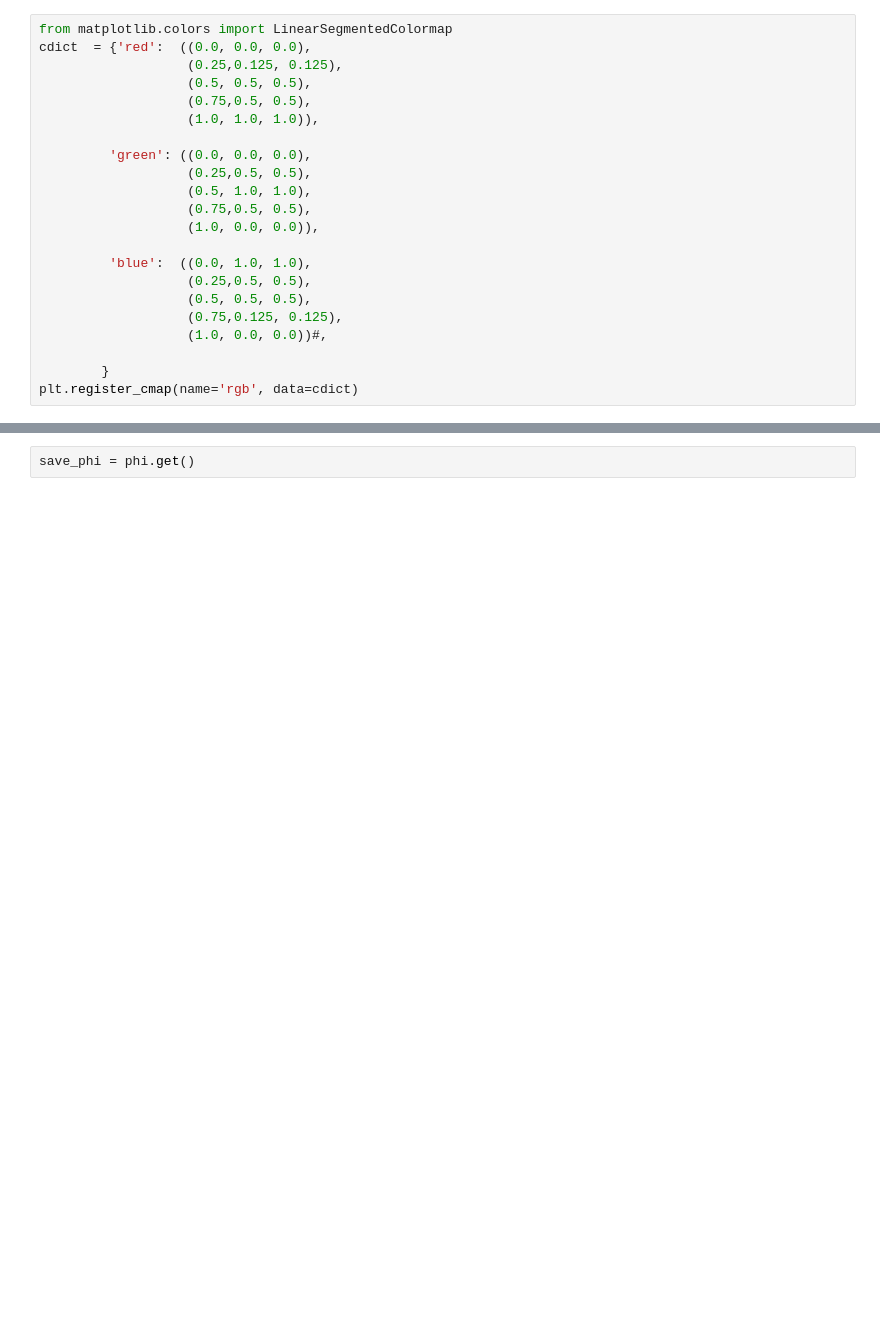
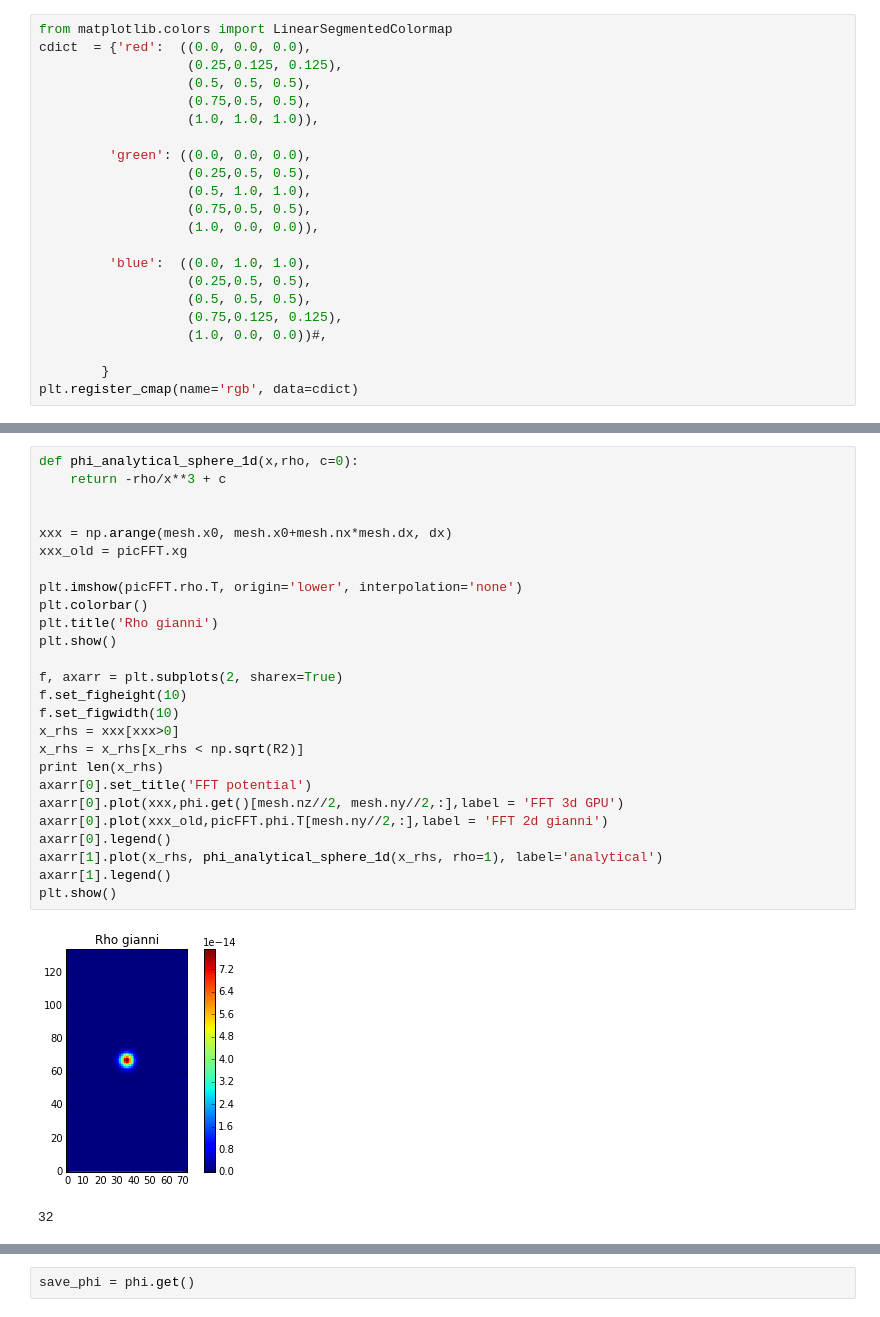
Before and after one commit to PyCOMPLETE/PyPIC, a Jupyter notebook: test_fft_gpu.ipynb, the cells around one changed output, grey strips where cells are left out. Cells and saved outputs as stored; diff of their text form; blank space fills up the shorter version.

```diff
--- a/test_fft_gpu.ipynb
+++ b/test_fft_gpu.ipynb
@@ -286,0 +319,29 @@ plot_potential_fft_open(phi.get()[:,:,mesh.nx//2],
+# %%
+def phi_analytical_sphere_1d(x,rho, c=0):
+    return -rho/x**3 + c
+
+
+xxx = np.arange(mesh.x0, mesh.x0+mesh.nx*mesh.dx, dx)
+xxx_old = picFFT.xg
+
+plt.imshow(picFFT.rho.T, origin='lower', interpolation='none')
+plt.colorbar()
+plt.title('Rho gianni')
+plt.show()
+
+f, axarr = plt.subplots(2, sharex=True)
+f.set_figheight(10)
+f.set_figwidth(10)
+x_rhs = xxx[xxx>0]
+x_rhs = x_rhs[x_rhs < np.sqrt(R2)]
+print len(x_rhs)
+axarr[0].set_title('FFT potential')
+axarr[0].plot(xxx,phi.get()[mesh.nz//2, mesh.ny//2,:],label = 'FFT 3d GPU')
+axarr[0].plot(xxx_old,picFFT.phi.T[mesh.ny//2,:],label = 'FFT 2d gianni')
+axarr[0].legend()
+axarr[1].plot(x_rhs, phi_analytical_sphere_1d(x_rhs, rho=1), label='analytical')
+axarr[1].legend()
+plt.show()
+# %% [output]
+[figure, added]
+32
```
Also changed, not shown: parts of 16 cells of this notebook, 1 other file.
